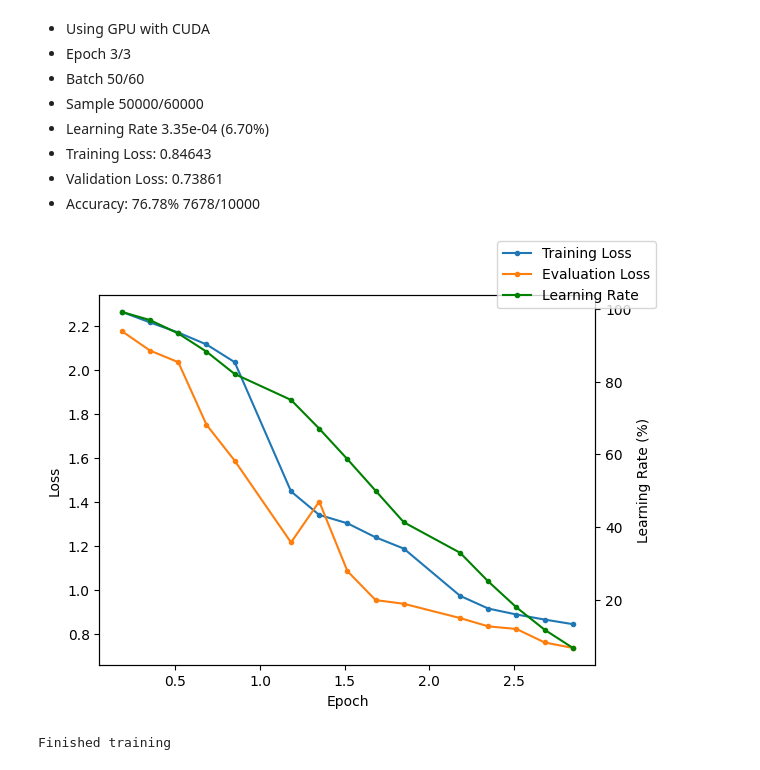
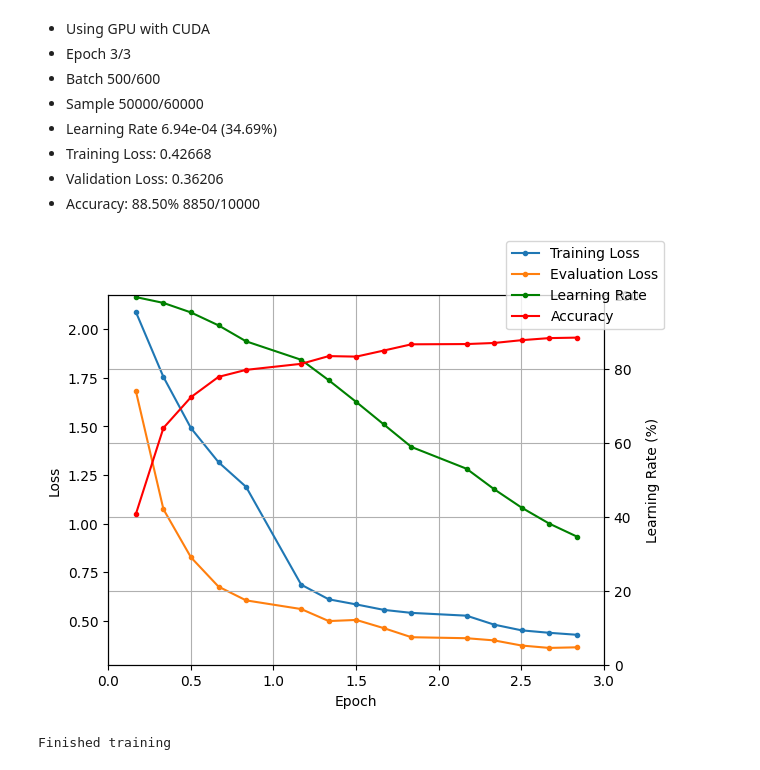
Before and after one commit to freddyouellette/mnist-pytorch, a Jupyter notebook: train.ipynb, the cells around one changed output. Cells and saved outputs as stored; diff of their text form; code cells hidden in the pictures.

Commit message:
improve train model based on search results

```diff
--- a/train.ipynb
+++ b/train.ipynb
@@ -86,16 +86,24 @@ plt.ion()
 fig, ax1 = plt.subplots()
 ax1.set_xlabel('Epoch')
 ax1.set_ylabel('Loss')
+ax1.grid(True, axis='x')
 ax2 = ax1.twinx()
 ax2.set_ylabel('Learning Rate (%)')
+ax2.grid(True)
+
+ax1.set_xlim(0, model_options['epochs'])
+ax2.set_ylim(0, 100)
+ax2.set_xlim(0, model_options['epochs'])
 
 training_loss = {}
 eval_loss = {}
 learning_rates = {}
+accuracies = {}
 
 t_line, = ax1.plot([], [], label='Training Loss', marker='.')
 e_line, = ax1.plot([], [], label='Evaluation Loss', marker='.')
 lr_line, = ax2.plot([], [], label='Learning Rate', color='green', marker='.')
+a_line, = ax2.plot([], [], label='Accuracy', color='red', marker='.')
 
 fig.legend()
 
@@ -135,45 +143,46 @@ for epoch in range(model_options['epochs']):
                     training_loss[epoch + percent_epoch] = np.mean(training_losses)
                     eval_loss[epoch + percent_epoch] = np.mean(test_losses)
                     learning_rates[epoch + percent_epoch] = scheduler.get_last_lr()[0]
+                    accuracies[epoch + percent_epoch] = correct / total * 100
 
             train_progress_display.update(display.Markdown("\n".join([
                 "* Using GPU with CUDA" if device_name == "cuda" else "Using CPU",
                 f"* Epoch {epoch + 1}/{model_options['epochs']}",
                 f"* Batch {batch_index}/{num_batches}",
                 f"* Sample {batch_index * model_options['batch_size']}/{num_batches * model_options['batch_size']}",
                 f"* Learning Rate {scheduler.get_last_lr()[0]:.2e} ({format(scheduler.get_last_lr()[0] / model_options['learning_rate'] * 100, '.2f')}%)",
                 f"* Training Loss: {format(np.mean(training_losses), '.5f')}",
                 f"* Validation Loss: {format(np.mean(test_losses), '.5f')}",
                 f"* Accuracy: {format(100 * correct / total, '.2f')}% {correct}/{total}",
             ])))
 
             t_line.set_xdata(list(training_loss.keys()))
             t_line.set_ydata(list(training_loss.values()))
             e_line.set_xdata(list(eval_loss.keys()))
             e_line.set_ydata(list(eval_loss.values()))
             lr_line.set_xdata(list(learning_rates.keys()))
             lr_line.set_ydata(list([round(r / model_options['learning_rate'] * 100, 2) for r in learning_rates.values()]))
+            a_line.set_xdata(list(accuracies.keys()))
+            a_line.set_ydata(list(accuracies.values()))
 
             ax1.relim()
             ax1.autoscale_view()
-            ax2.relim()
-            ax2.autoscale_view()
 
             graph_display.update(plt.gcf())
 
 plt.close(fig)
 
 print("Finished training")
 # %% [output]
 * Using GPU with CUDA
 * Epoch 3/3
-* Batch 50/60
+* Batch 500/600
 * Sample 50000/60000
-* Learning Rate 3.35e-04 (6.70%)
-* Training Loss: 0.84643
-* Validation Loss: 0.73861
-* Accuracy: 76.78% 7678/10000
+* Learning Rate 6.94e-04 (34.69%)
+* Training Loss: 0.42668
+* Validation Loss: 0.36206
+* Accuracy: 88.50% 8850/10000
-[figure, old version]
+[figure, new version]
 Finished training
 # %%
 from sklearn.metrics import confusion_matrix
```
Also changed, not shown: parts of 3 cells of this notebook, 1 other file.
